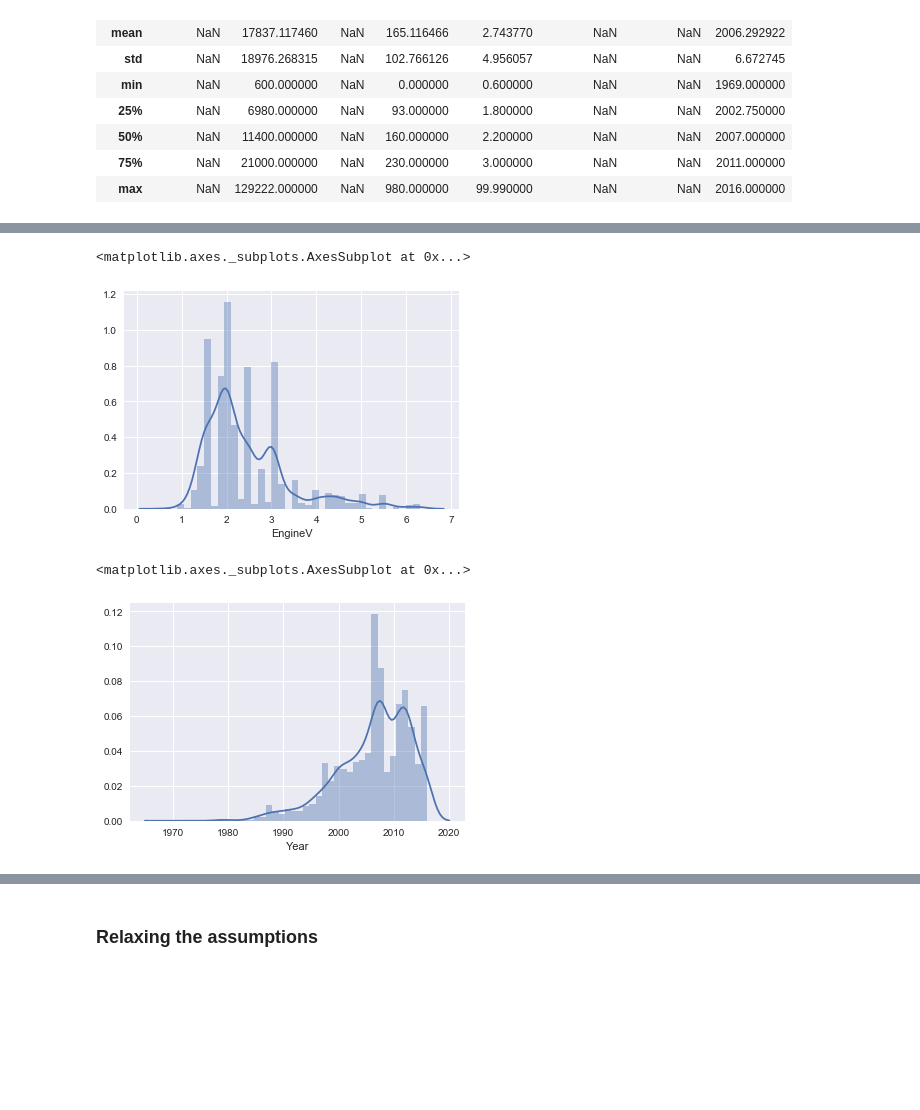
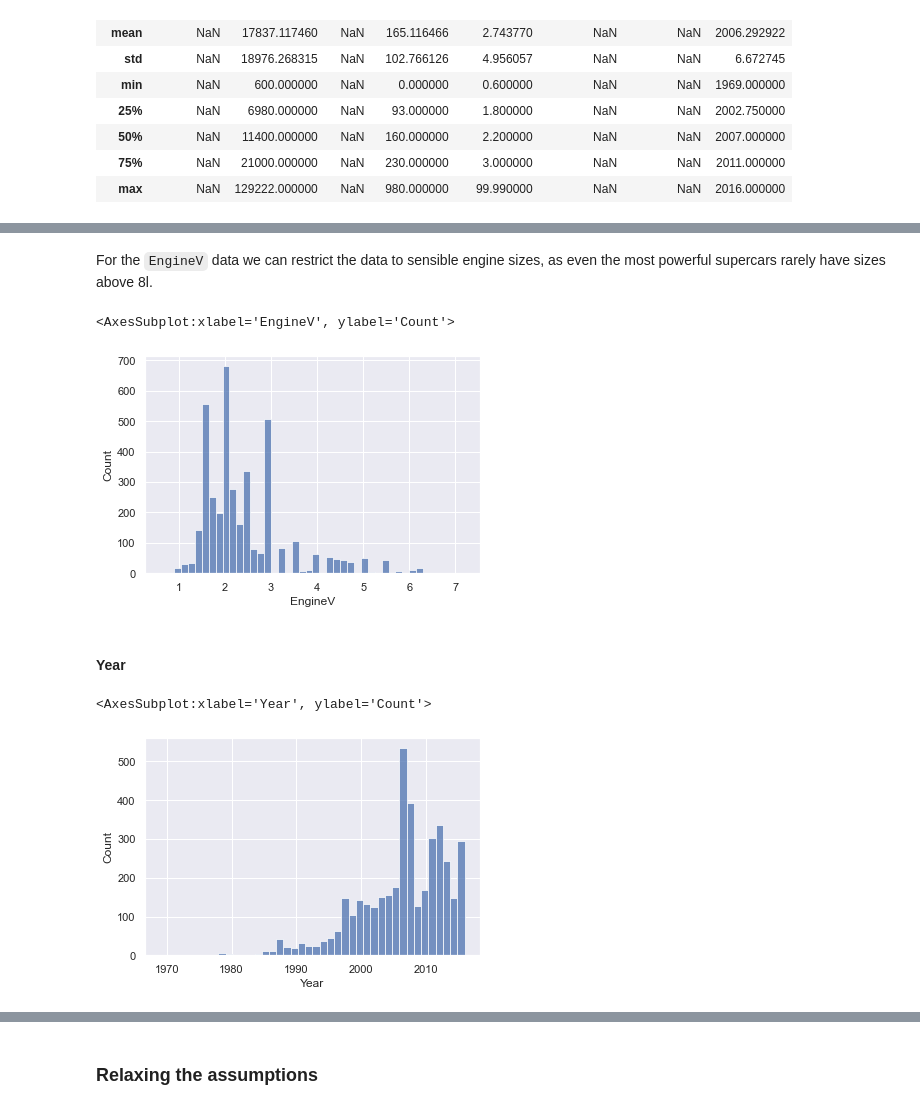
Before and after one commit to Luntbox/sklearn-bootcamp-projects, a Jupyter notebook: sklearn - Linear Regression - Practical Example complete.ipynb, the cells around one changed output, grey strips where cells are left out. Saved outputs shown, nothing was run; the diff lists cells and outputs as text; code cells hidden in the pictures; blank space fills up the shorter version.

```diff
--- a/sklearn - Linear Regression - Practical Example complete.ipynb
+++ b/sklearn - Linear Regression - Practical Example complete.ipynb
@@ -150,15 +154,19 @@ sns.distplot(data_no_mv['EngineV'])
+# %% [markdown]
+For the `EngineV` data we can restrict the data to sensible engine sizes, as even the most powerful supercars rarely have sizes above 8l.
 # %%
-data_3 = data_2[data_2['EngineV']<6.5]
+data_3 = data_2[data_2['EngineV']<8]
 # %%
-sns.distplot(data_3['EngineV'])
+sns.histplot(data_3['EngineV'])
 # %% [output]
-<matplotlib.axes._subplots.AxesSubplot at 0x...>
+<AxesSubplot:xlabel='EngineV', ylabel='Count'>
-[figure, old version]
+[figure, new version]
+# %% [markdown]
+#### Year
 # %%
-sns.distplot(data_no_mv['Year'])
+sns.histplot(data_no_mv['Year'])
 # %% [output]
-<matplotlib.axes._subplots.AxesSubplot at 0x...>
+<AxesSubplot:xlabel='Year', ylabel='Count'>
-[figure, old version]
+[figure, new version]
 # %%
 q = data_3['Year'].quantile(0.01)
 data_4 = data_3[data_3['Year']>q]
```
Also changed, not shown: parts of 48 cells of this notebook.
